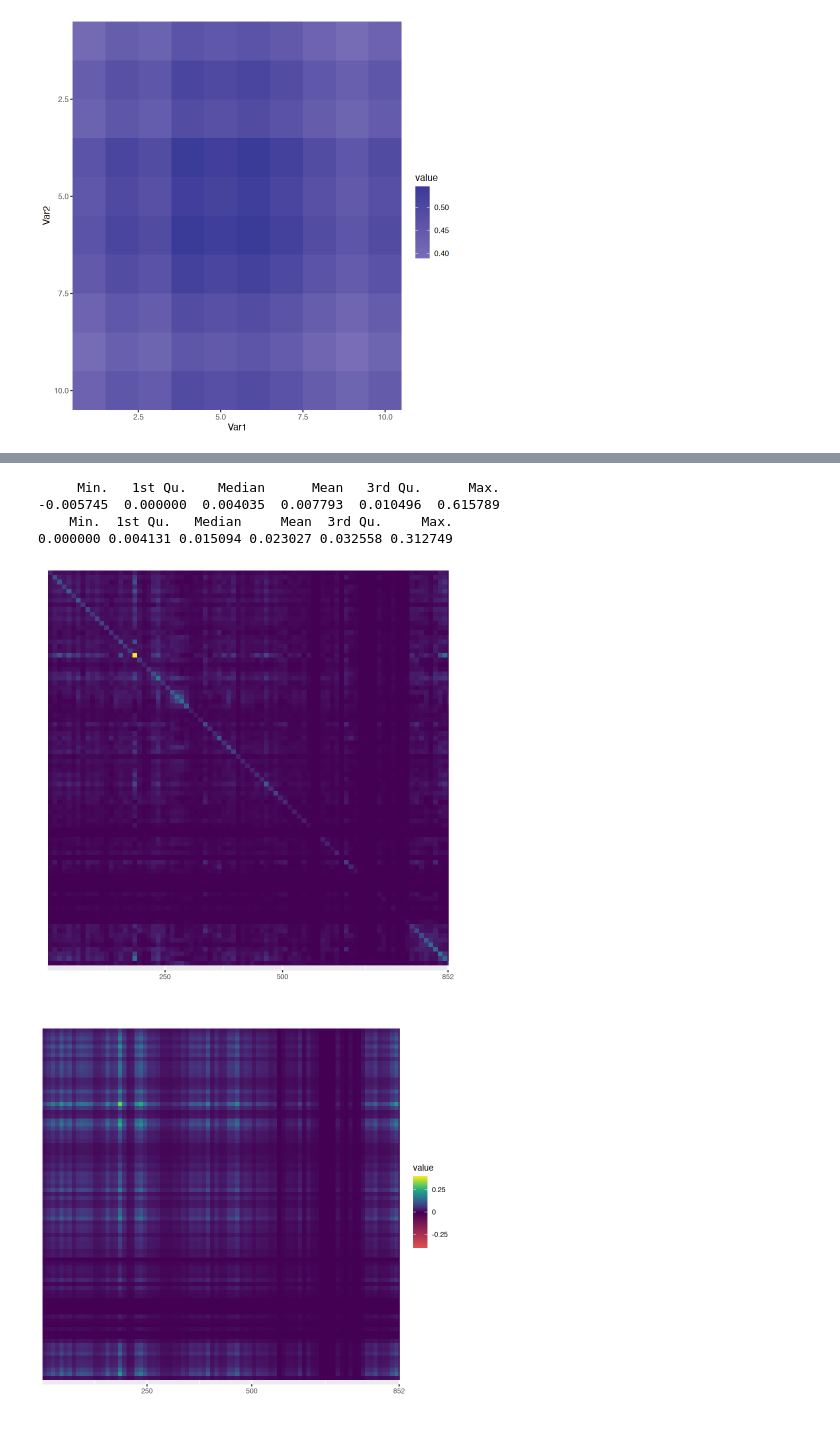
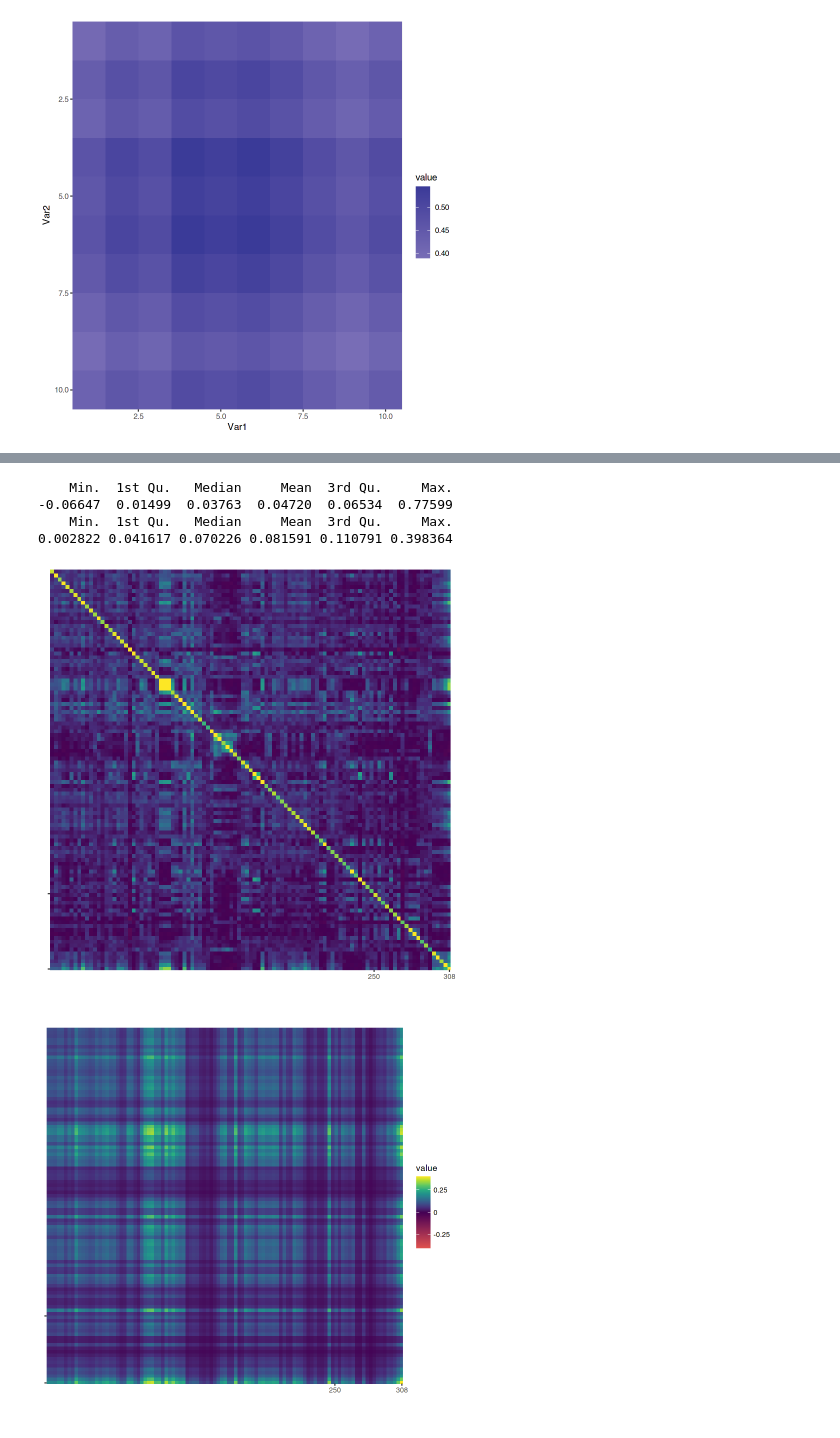
Before and after one commit to ringw/spcaFeaturesDrosophila, a Jupyter notebook: figure/FigS1.ipynb, the cells around one changed output, grey strips where cells are left out. Drawn from its saved outputs; the diff is of its cells as text; code cells hidden in the pictures.

```diff
--- a/figure/FigS1.ipynb
+++ b/figure/FigS1.ipynb
@@ -59,9 +59,10 @@ print(
 8 FetalMuscle             8
 9 Placenta                5
 # %%
+tar_load(human.cell.landscape.spca)
 spca <- list(
-  AscendingColon = subset(human.cell.landscape.select.k, label == "AdultAscendingColon" & k == 5)$model[[1]],
-  Cerebellum = subset(human.cell.landscape.select.k, label == "AdultCerebellum" & k == 7)$model[[1]],
-  Pancreas = subset(human.cell.landscape.select.k, label == "AdultPancreas" & k == 10)$model[[1]]
+  AscendingColon = subset(human.cell.landscape.spca, label == "AdultAscendingColon")$model[[1]],
+  Cerebellum = subset(human.cell.landscape.spca, label == "AdultCerebellum")$model[[1]],
+  Pancreas = subset(human.cell.landscape.spca, label == "AdultPancreas")$model[[1]]
 )
 # %%
@@ -141,4 +155,10 @@ Warning message:
 [1] "SVIP" "MT1M" "MT1X" "MT1E" "MT2A" "XBP1"
+# %%
+genelist_separate <- genelist_separate %>%
+  sapply(
+    \(v) v[order(match(v, genelist))],
+    simplify=FALSE
+  )
 # %%
 rownames(spca[[1]]@feature.loadings)[rowAnys(spca[[1]]@feature.loadings[, 1:3] != 0)] %>% intersect(genelist)
 # %% [output]
@@ -215,7 +242,7 @@ spca[[sample]]@feature.loadings[, PC] %>% subset(. != 0) %>%
 # %% [output]
 [figure]
 # %%
-grab_genelist <- function(covar) {
+grab_genelist <- function(covar, genelist) {
   covar[
     match(genelist, rownames(covar)),
     match(genelist, rownames(covar))
@@ -223,7 +250,8 @@ grab_genelist <- function(covar) {
     replace(!is.finite(.), 0) %>%
     matrix(nrow = nrow(.), dimnames = rep(list(genelist), 2))
 }
-plot_covar <- function(covar, legend=T, breaks=c(250, 500, length(genelist)), as_tiles=FALSE, pix=10, squish=TRUE) {
+plot_covar <- function(covar, legend=T, breaks=c(250, 500, length(genelist)), labels=waiver(), as_tiles=FALSE, pix=3, squish=TRUE) {
+  legend.position <- if (legend) "right" else "none"
   Var1x <- seq((pix + 1) / 2, nrow(covar) + pix / 2, by=pix)
   Var2y <- seq((pix + 1) / 2, ncol(covar) + pix / 2, by=pix)
   data <- covar %>%
@@ -256,11 +284,11 @@ plot_covar <- function(covar, legend=T, breaks=c(250, 500, length(genelist)), as
       labels = as.numeric,
       oob = if (squish) scales::squish else scales::censor,
     ) +
-    scale_x_continuous(breaks=breaks) +
+    scale_x_continuous(breaks=breaks, labels=labels) +
     scale_y_reverse(breaks=breaks, labels=rep("", length(breaks))) +
     coord_cartesian(
       c(0.5, nrow(covar) + 0.5),
-      c(0.5, ncol(covar) + 0.5),
+      c(ncol(covar) + 0.5, 0.5),
       exp=F
     ) +
     labs(x = NULL, y = NULL) +
@@ -269,14 +297,14 @@ plot_covar <- function(covar, legend=T, breaks=c(250, 500, length(genelist)), as
       axis.text = element_text(size = unit(8, "pt")),
       legend.text = element_text(size = unit(8, "pt")),
       legend.title = element_text(size = unit(10, "pt")),
-      legend.position = if (legend) "right" else "none"
+      legend.position = legend.position
     )
 }
 summary(as.numeric(objs[[1]]@misc$covar))
 summary(as.numeric(objs[[2]]@misc$covar))
 summary(as.numeric(objs[[3]]@misc$covar))
 objs[[2]]@misc$covar %>%
-  grab_genelist() %>%
+  grab_genelist(genelist_separate[[2]]) %>%
   plot_covar()
 # %% [output]
      Min.   1st Qu.    Median      Mean   3rd Qu.      Max.
@@ -309,43 +337,43 @@ resizeBrightSpots <- \(v, width = 3) {
           width,
           \(v) v[which.max(abs(v))],
           partial = TRUE
         )
       ) %>%
       matrix(
         nrow = nrow(M),
         dimnames = dimnames(M)
       )
   } else {
     rollapply(
       v,
       width,
       \(v) v[which.max(abs(v))],
       partial = TRUE
     ) %>%
       setNames(names(v))
   }
 }
-plot_sample_covar <- function(M) {
-  M %>% grab_genelist %>%
+plot_sample_covar <- function(M, genelist) {
+  M %>% grab_genelist(genelist) %>%
     # resizeBrightSpots %>%
-    plot_covar(legend=F)
+    plot_covar(legend=F, breaks=c(250, 500, length(genelist)))
 }
-plot_pc <- function(obj, pc, legend=F) {
+plot_pc <- function(obj, pc, genelist, legend=F) {
   obj[["pca"]]@feature.loadings %>%
     `[`(match(genelist, rownames(.)), pc) %>%
     replace(is.na(.), 0) %>%
     resizeBrightSpots() %>%
     tcrossprod() %>%
     `*`(obj[["pca"]]@stdev[pc]^2) %>%
-    plot_covar(legend=legend)
+    plot_covar(legend=legend, breaks=c(250, 500, length(genelist)))
 }
-plot_sample_covar(objs[[1]]@misc$covar)
-plot_pc(objs[[1]], 1, legend=TRUE)
+plot_sample_covar(objs[[1]]@misc$covar, genelist_separate[[1]])
+plot_pc(objs[[1]], 1, genelist_separate[[1]], legend=TRUE)
 # %% [output]
-     Min.   1st Qu.    Median      Mean   3rd Qu.      Max.
--0.005745  0.000000  0.004035  0.007793  0.010496  0.615789
     Min.  1st Qu.   Median     Mean  3rd Qu.     Max.
-0.000000 0.004131 0.015094 0.023027 0.032558 0.312749
+-0.06647  0.01499  0.03763  0.04720  0.06534  0.77599
+    Min.  1st Qu.   Median     Mean  3rd Qu.     Max.
+0.002822 0.041617 0.070226 0.081591 0.110791 0.398364
-[figure, old version]
+[figure, new version]
-[figure, old version]
+[figure, new version]
 # %%
```
Also changed, not shown: parts of 19 cells of this notebook, 1 other file.
